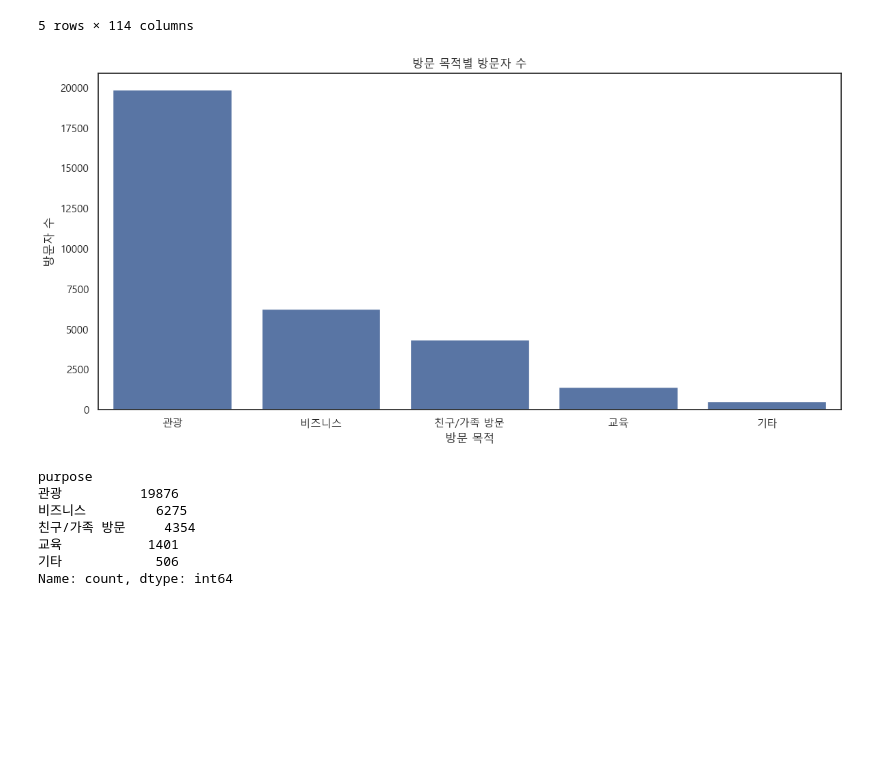
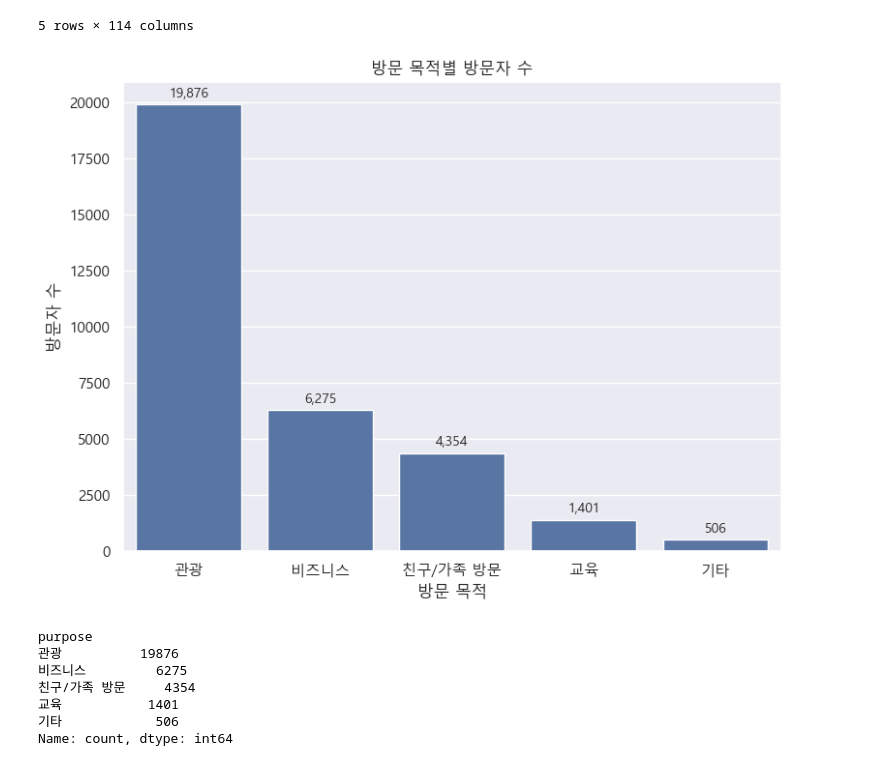
Before and after one commit to tamx2y/wellness_tour, a Jupyter notebook: 02_infoaccess/05_descriptive statistics.ipynb, the cells around one changed output. Cells and saved outputs as stored; diff of their text form; code cells hidden in the pictures; blank space fills up the shorter version.

Commit message:
graph edit

```diff
--- a/02_infoaccess/05_descriptive statistics.ipynb
+++ b/02_infoaccess/05_descriptive statistics.ipynb
@@ -33,37 +33,43 @@ d34.head() # 110 columns
 # %%
 # 방문 목적
 d34['purpose'].value_counts()
 
 # purpose
 # 여가: 19876
 # 사업: 6275
 # 방문: 4354
 # 교육: 1401
 # 기타: 506
 
 purpose_rename = {
     1 : '관광',
     3 : '비즈니스',
     2 : '친구/가족 방문',
     4 : '교육',
     5 : '기타'
 }
-
 d34['purpose'] = d34['purpose'].replace(purpose_rename)
 
-mpl.rcParams['font.family'] = ['Malgun Gothic']
-mpl.rcParams['font.sans-serif'] = ['Malgun Gothic']
-mpl.rcParams['axes.unicode_minus'] = False
-sns.set(style="white", font='Malgun Gothic', rc={'axes.unicode_minus':False})
+# 막대그래프 그리기
+plt.figure(figsize=(8, 6))
+ax = sns.countplot(x='purpose', data=d34, order=d34['purpose'].value_counts().index)
 
-sns.countplot(x='purpose', data=d34, order=d34['purpose'].value_counts().index)
+# 제목 및 축 라벨
 plt.title("방문 목적별 방문자 수", fontname='Malgun Gothic')
 plt.xlabel("방문 목적", fontname='Malgun Gothic')
 plt.ylabel("방문자 수", fontname='Malgun Gothic')
+plt.xticks(rotation=0)  # 라벨 회전 없음
+
+# 막대 위에 값 표시
+for p in ax.patches:
+    height = p.get_height()
+    ax.text(p.get_x() + p.get_width() / 2., height + 200, f'{height:,.0f}',
+            ha='center', va='bottom', fontsize=10)
+
 plt.tight_layout()
 plt.show()
 # %% [output]
-[figure, old version]
+[figure, new version]
 # %%
 print(d34['purpose'].value_counts())
 d34['main_purpose'].value_counts()
```
Also changed, not shown: parts of 14 cells of this notebook, 1 other file.
